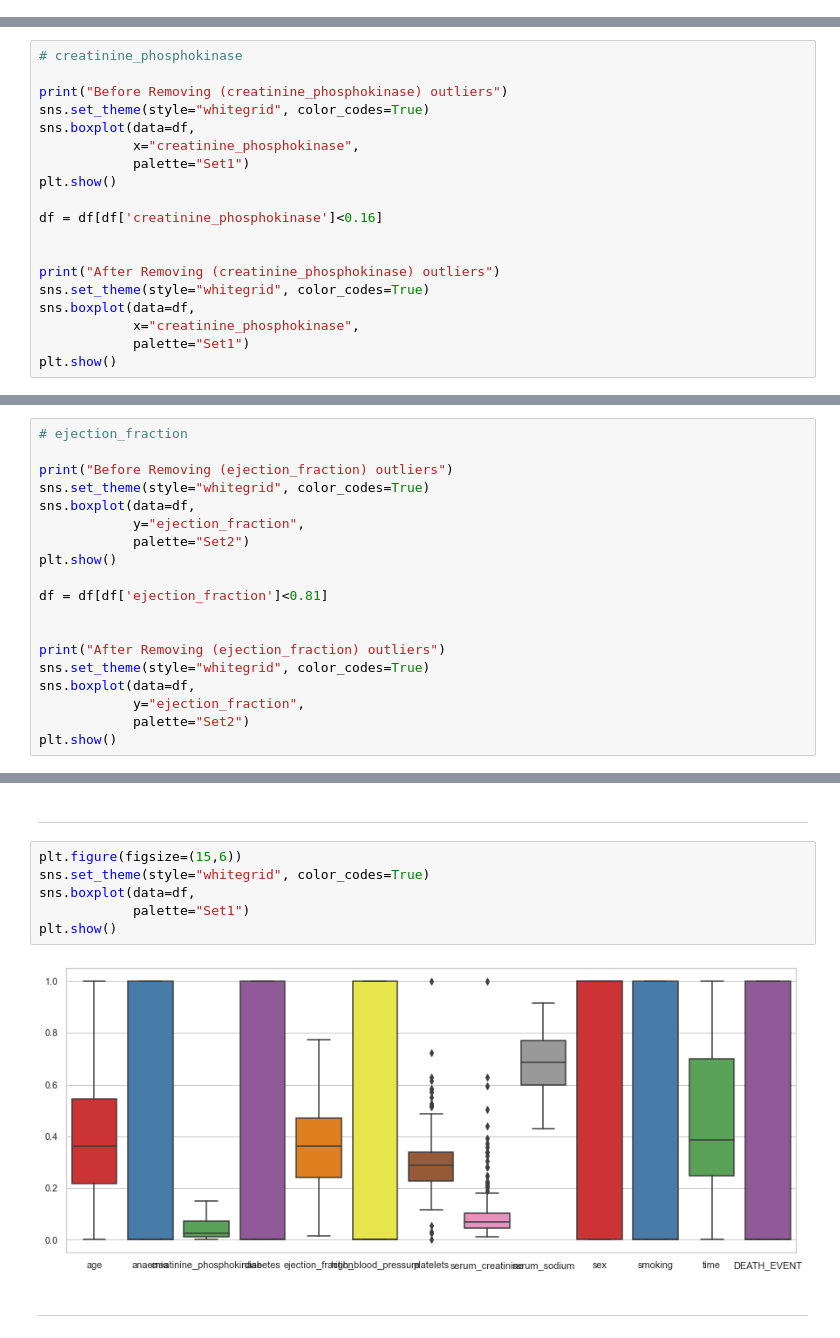
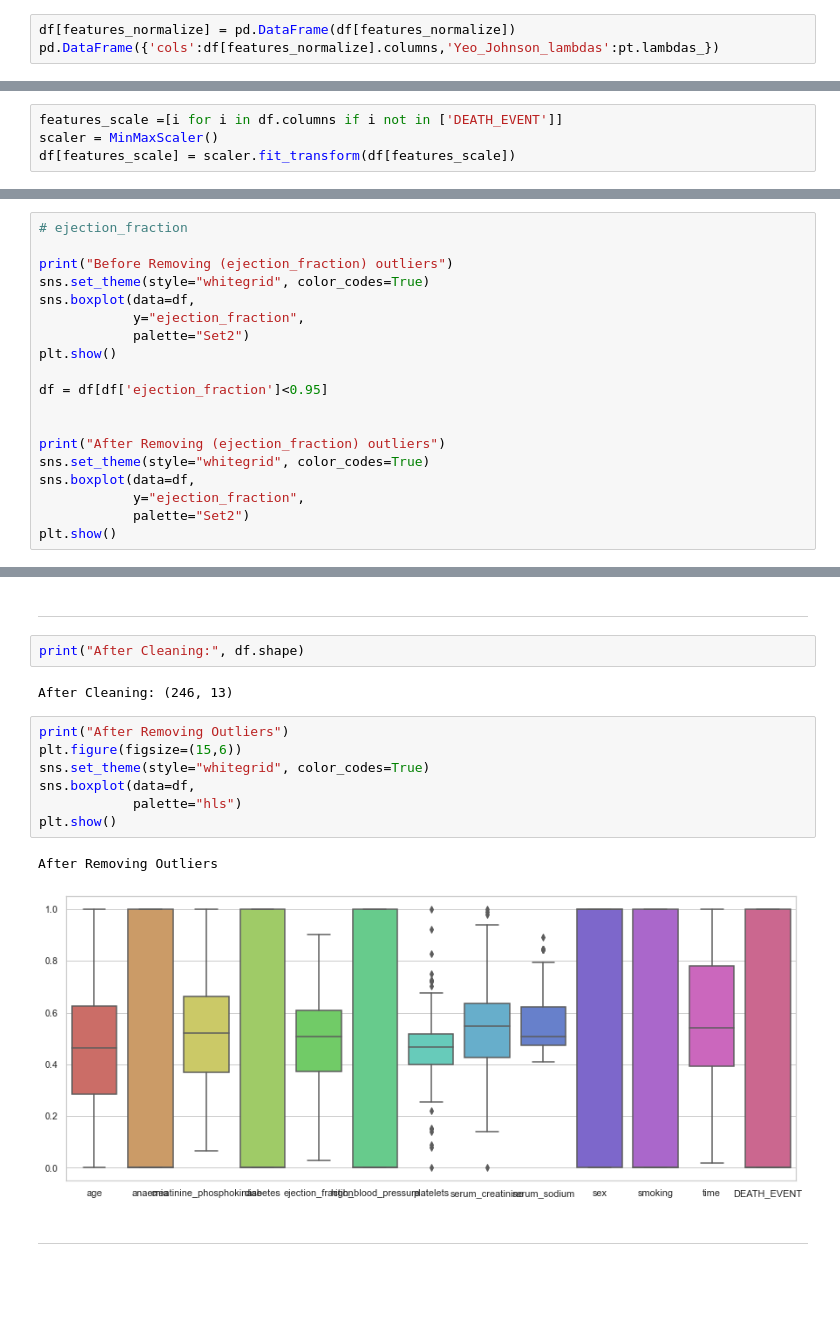
Before and after one commit to fahadwazirali915/heart_failure, a Jupyter notebook: heart_failure.ipynb, the cells around one changed output, grey strips where cells are left out. Cells and saved outputs as stored; diff of their text form; blank space fills up the shorter version.

```diff
--- a/heart_failure.ipynb
+++ b/heart_failure.ipynb
@@ -285,0 +421,3 @@ Index(['age', 'anaemia', 'creatinine_phosphokinase', 'diabetes',
+# %%
+df[features_normalize] = pd.DataFrame(df[features_normalize])
+pd.DataFrame({'cols':df[features_normalize].columns,'Yeo_Johnson_lambdas':pt.lambdas_})
@@ -310,0 +483,4 @@ X.head(3)
+# %%
+features_scale =[i for i in df.columns if i not in ['DEATH_EVENT']]
+scaler = MinMaxScaler()
+df[features_scale] = scaler.fit_transform(df[features_scale])
@@ -346,22 +525,22 @@ Before Removing Outliers
 # %% [markdown]
 ***
 # %%
-# creatinine_phosphokinase
+# ejection_fraction
 
-print("Before Removing (creatinine_phosphokinase) outliers")
+print("Before Removing (ejection_fraction) outliers")
 sns.set_theme(style="whitegrid", color_codes=True)
 sns.boxplot(data=df,
-            x="creatinine_phosphokinase",
-            palette="Set1")
+            y="ejection_fraction",
+            palette="Set2")
 plt.show()
 
-df = df[df['creatinine_phosphokinase']<0.16]
+df = df[df['ejection_fraction']<0.95]
 
 
-print("After Removing (creatinine_phosphokinase) outliers")
+print("After Removing (ejection_fraction) outliers")
 sns.set_theme(style="whitegrid", color_codes=True)
 sns.boxplot(data=df,
-            x="creatinine_phosphokinase",
-            palette="Set1")
+            y="ejection_fraction",
+            palette="Set2")
 plt.show()
 # %% [output]
@@ -378,19 +550,0 @@ Shape: (270, 13)
-# %%
-# ejection_fraction
-
-print("Before Removing (ejection_fraction) outliers")
-sns.set_theme(style="whitegrid", color_codes=True)
-sns.boxplot(data=df,
-            y="ejection_fraction",
-            palette="Set2")
-plt.show()
-
-df = df[df['ejection_fraction']<0.81]
-
-
-print("After Removing (ejection_fraction) outliers")
-sns.set_theme(style="whitegrid", color_codes=True)
-sns.boxplot(data=df,
-            y="ejection_fraction",
-            palette="Set2")
-plt.show()
@@ -486,12 +633,18 @@ Shape: (258, 13)
 # %% [markdown]
 ***
+# %%
+print("After Cleaning:", df.shape)
+# %% [output]
+After Cleaning: (246, 13)
 # %%
+print("After Removing Outliers")
 plt.figure(figsize=(15,6))
 sns.set_theme(style="whitegrid", color_codes=True)
 sns.boxplot(data=df,
-            palette="Set1")
+            palette="hls")
 plt.show()
 # %% [output]
+After Removing Outliers
-[figure, old version]
+[figure, new version]
 # %% [markdown]
 ***
```
Also changed, not shown: parts of 112 cells of this notebook.
